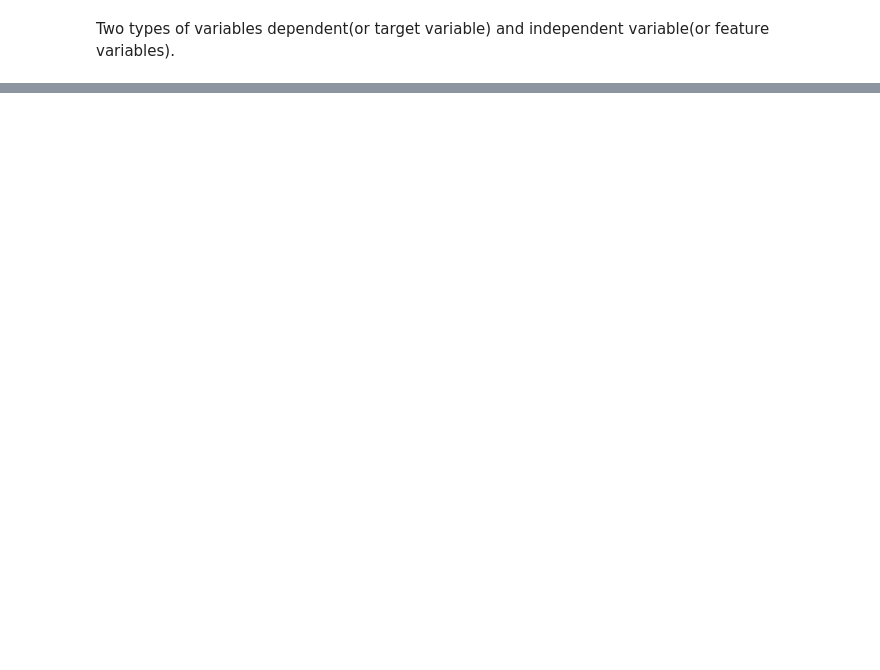
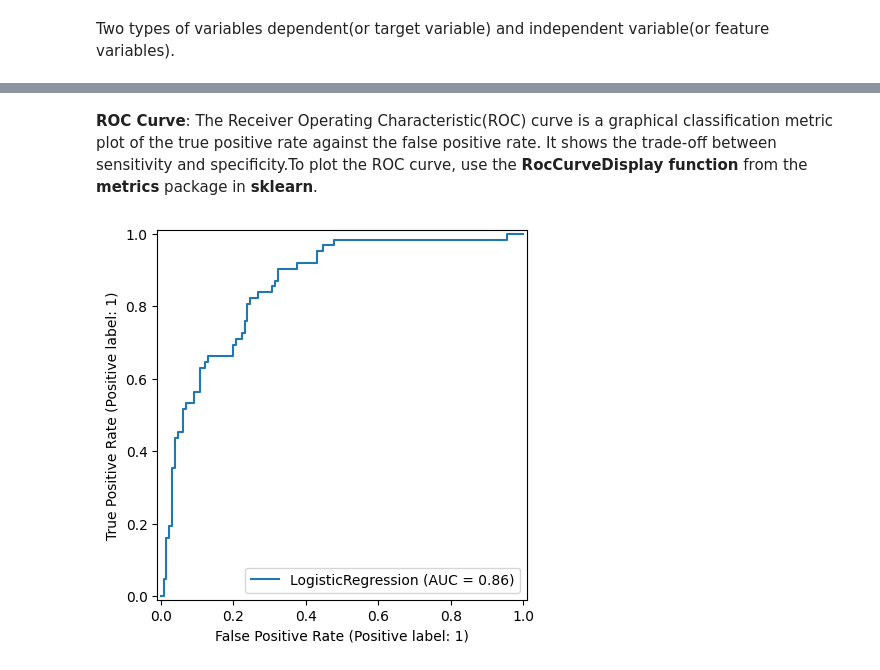
Before and after one commit to DulainNimthakaJayasumana/AI_Calander, a Jupyter notebook: EvaluateModelWeek2.ipynb, the cells around one changed output, grey strips where cells are left out. Drawn from its saved outputs; the diff is of its cells as text; code cells hidden in the pictures; blank space fills up the shorter version.

```diff
--- a/EvaluateModelWeek2.ipynb
+++ b/EvaluateModelWeek2.ipynb
@@ -145,0 +288,11 @@ y = pima.Outcome # Target variable
+# %% [markdown]
+**ROC Curve**: The Receiver Operating Characteristic(ROC) curve is a graphical classification metric plot of the
+true positive rate against the false positive rate. It shows the trade-off between sensitivity and specificity.To plot the ROC curve, use the  **RocCurveDisplay
+function** from the **metrics** package in **sklearn**.
+# %%
+# Import the function from the package
+from sklearn.metrics import RocCurveDisplay
+# Apply the function by specifying the name of your model and test data.
+Logreg_roc = RocCurveDisplay.from_estimator(logreg, X1_test, y_test)
+# %% [output]
+[figure, added]
```
Also changed, not shown: parts of 23 cells of this notebook.
